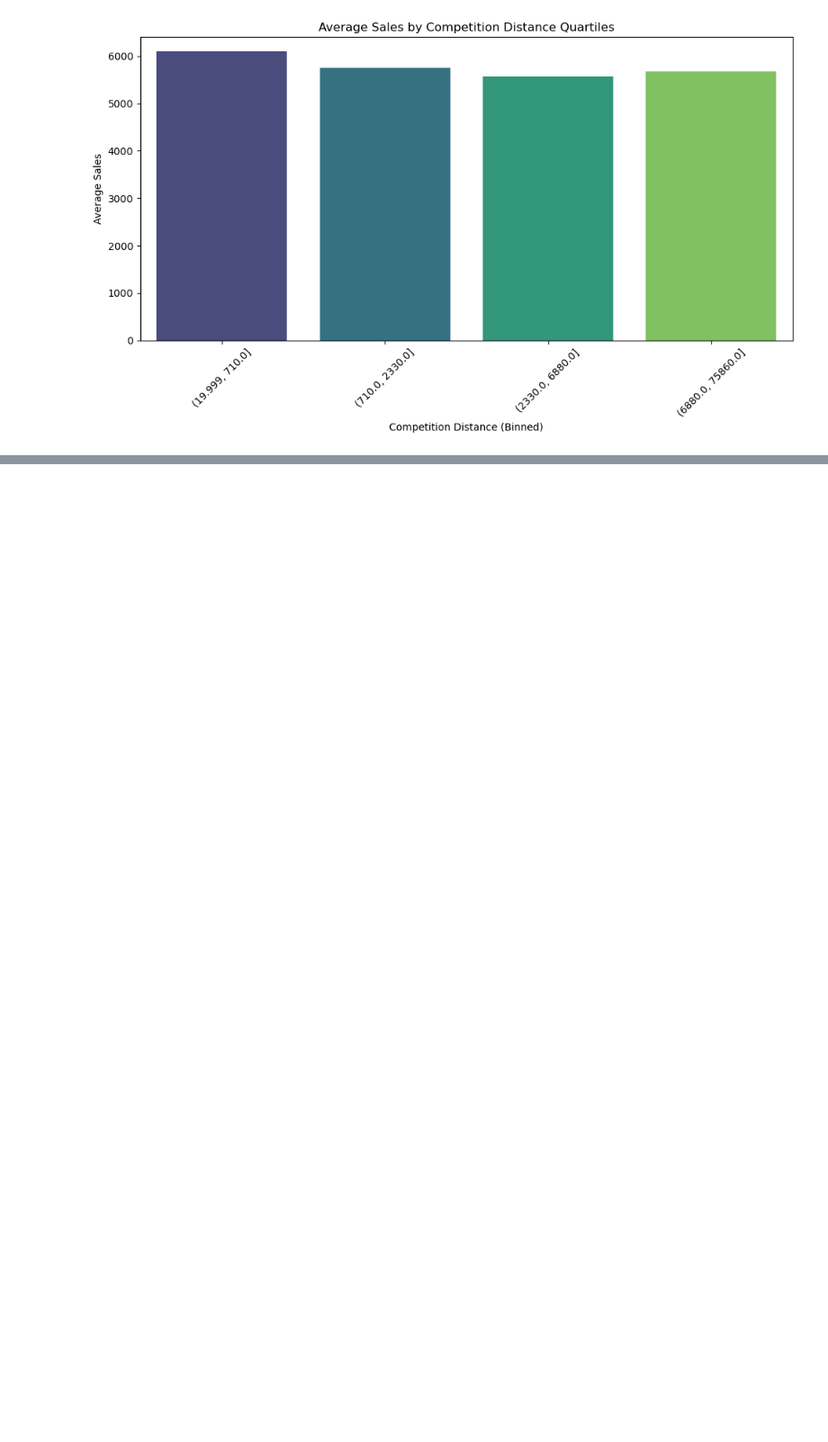
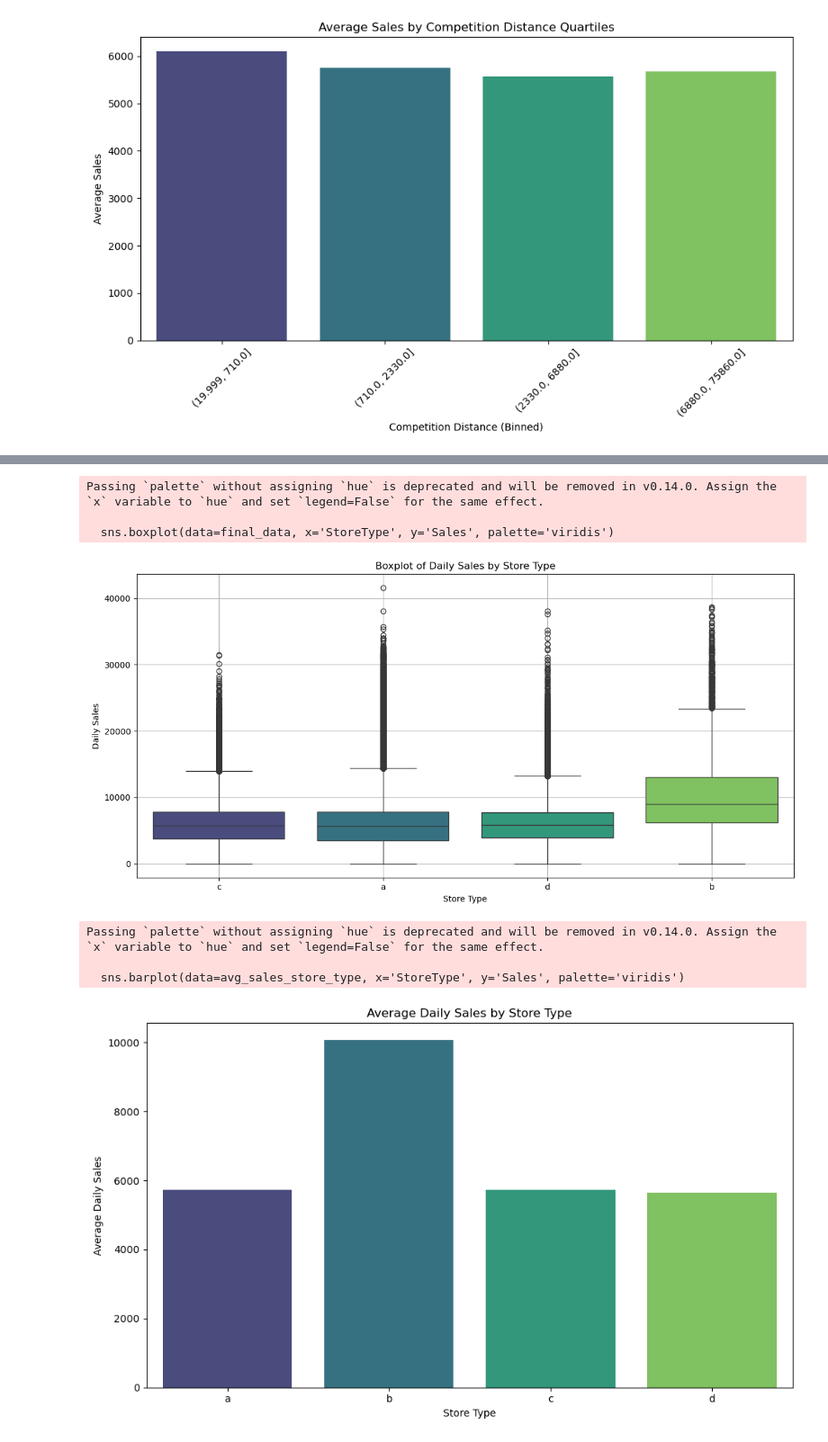
Before and after one commit to Alexanderbenit7/forecast-udate, a Jupyter notebook: Visualisation.ipynb, the cells around one changed output, grey strips where cells are left out. Shown at 90% size. Drawn from its saved outputs; the diff is of its cells as text; code cells hidden in the pictures; blank space fills up the shorter version.

```diff
--- a/Visualisation.ipynb
+++ b/Visualisation.ipynb
@@ -237,0 +296,29 @@ Name: CompetitionDistance, dtype: float64
+# %%
+# 7a: Store Type vs Sales (Boxplot)
+plt.figure(figsize=(12, 6))
+sns.boxplot(data=final_data, x='StoreType', y='Sales', palette='viridis')
+plt.title('Boxplot of Daily Sales by Store Type')
+plt.xlabel('Store Type')
+plt.ylabel('Daily Sales')
+plt.grid(True)
+plt.tight_layout()
+plt.show()
+
+# 7b: Average Sales by Store Type (Barplot)
+avg_sales_store_type = final_data.groupby('StoreType')['Sales'].mean().reset_index()
+plt.figure(figsize=(10, 6))
+sns.barplot(data=avg_sales_store_type, x='StoreType', y='Sales', palette='viridis')
+plt.title('Average Daily Sales by Store Type')
+plt.xlabel('Store Type')
+plt.ylabel('Average Daily Sales')
+plt.tight_layout()
+plt.show()
+# %% [output]
+Passing `palette` without assigning `hue` is deprecated and will be removed in v0.14.0. Assign the `x` variable to `hue` and set `legend=False` for the same effect.
+
+  sns.boxplot(data=final_data, x='StoreType', y='Sales', palette='viridis')
+[figure, added]
+Passing `palette` without assigning `hue` is deprecated and will be removed in v0.14.0. Assign the `x` variable to `hue` and set `legend=False` for the same effect.
+
+  sns.barplot(data=avg_sales_store_type, x='StoreType', y='Sales', palette='viridis')
+[figure, added]
```
Also changed, not shown: parts of 3 cells of this notebook.
